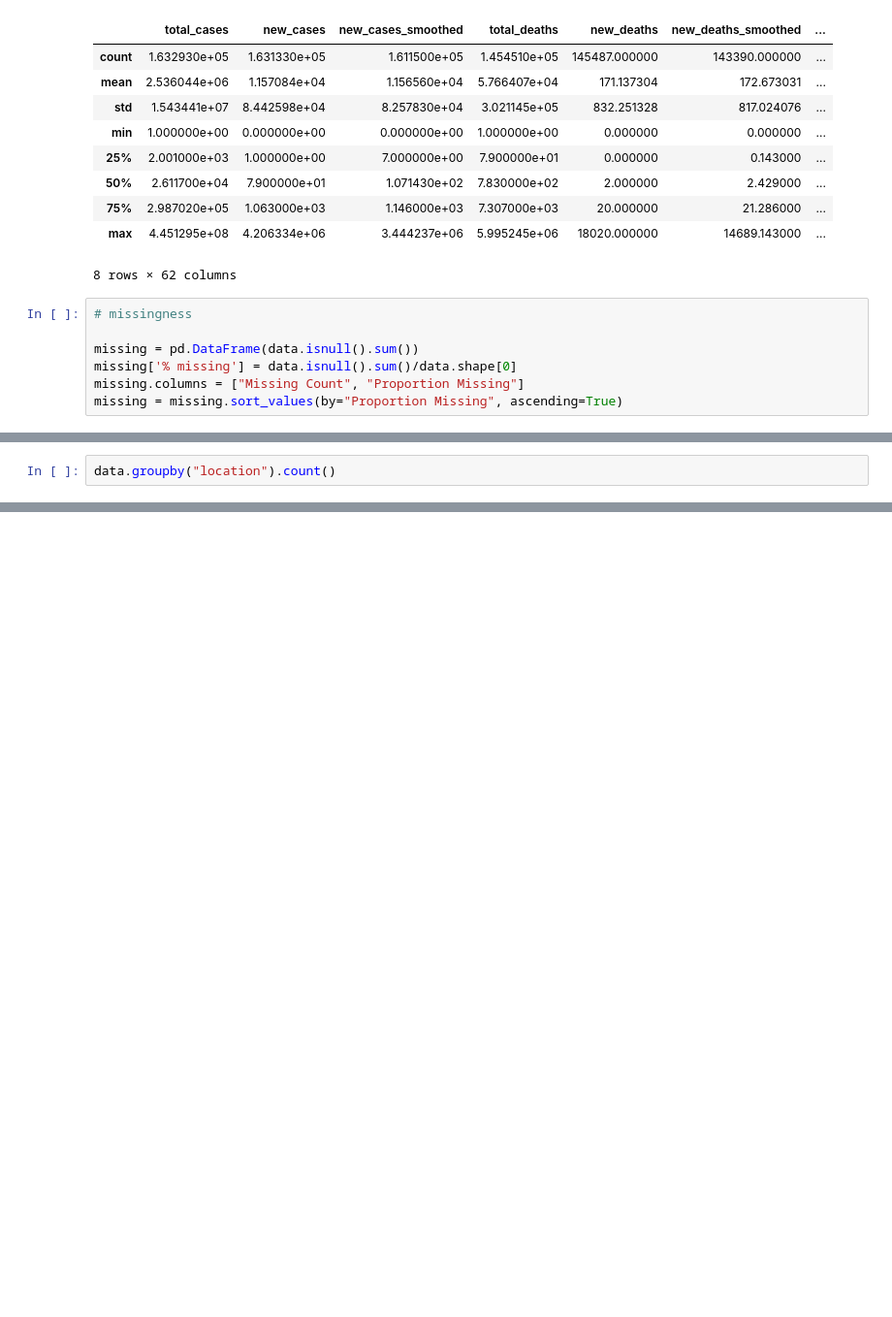
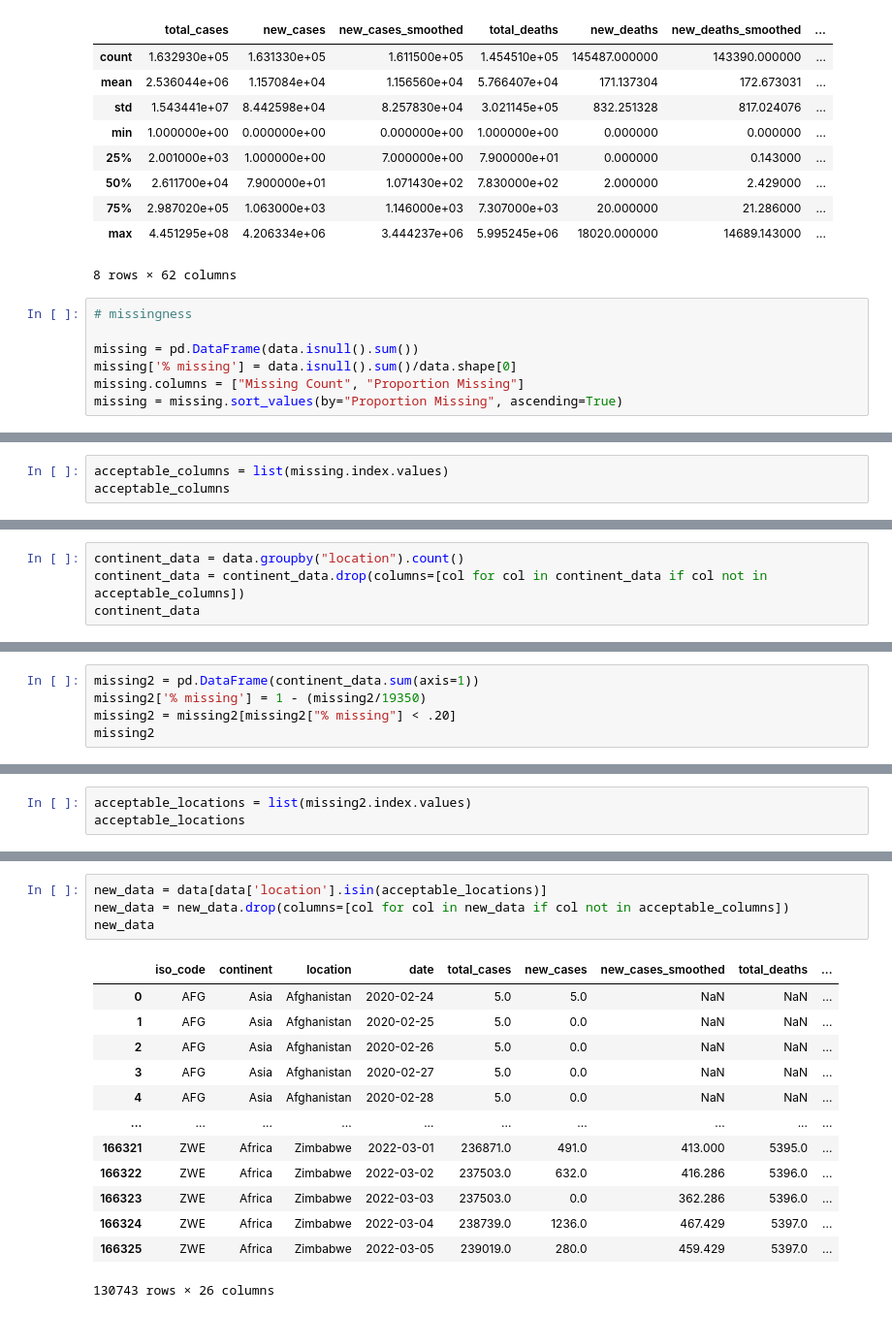
Before and after one commit to ryanchoe2024/Stat-390, a Jupyter notebook: EDA/Missingness EDA.ipynb, the cells around one changed output, grey strips where cells are left out. Shown at 97% size. Drawn from its saved outputs; the diff is of its cells as text; blank space fills up the shorter version.

Commit message:
Created New Dataset
Columns and locations dropped

```diff
--- a/EDA/Missingness EDA.ipynb
+++ b/EDA/Missingness EDA.ipynb
@@ -79,3 +60,6 @@ missing[missing["Proportion Missing"] < .20]
 | cardiovasc_death_rate | 29548 | 0.177651 |
 | aged_65_older | 29989 | 0.180303 |
 | human_development_index | 30073 | 0.180808 |
+# %%
+acceptable_columns = list(missing.index.values)
+acceptable_columns
@@ -82,5 +84,7 @@ missing[missing["Proportion Missing"] < .20]
 # %%
-data.groupby("location").count()
+continent_data = data.groupby("location").count()
+continent_data = continent_data.drop(columns=[col for col in continent_data if col not in acceptable_columns])
+continent_data
 # %% [output]
 |  | iso_code | continent | date | total_cases | new_cases | new_cases_smoothed | total_deaths | new_deaths | ... |
 | location |  |  |  |  |  |  |  |  | ... |
@@ -98,0 +103,5 @@ data.groupby("location").count()
+# %%
+missing2 = pd.DataFrame(continent_data.sum(axis=1))
+missing2['% missing'] = 1 - (missing2/19350)
+missing2 = missing2[missing2["% missing"] < .20]
+missing2
@@ -98,0 +123,3 @@ data.groupby("location").count()
+# %%
+acceptable_locations = list(missing2.index.values)
+acceptable_locations
@@ -98,0 +144,18 @@ data.groupby("location").count()
+# %%
+new_data = data[data['location'].isin(acceptable_locations)]
+new_data = new_data.drop(columns=[col for col in new_data if col not in acceptable_columns])
+new_data
+# %% [output]
+|  | iso_code | continent | location | date | total_cases | new_cases | new_cases_smoothed | total_deaths | ... |
+| 0 | AFG | Asia | Afghanistan | 2020-02-24 | 5.0 | 5.0 | NaN | NaN | ... |
+| 1 | AFG | Asia | Afghanistan | 2020-02-25 | 5.0 | 0.0 | NaN | NaN | ... |
+| 2 | AFG | Asia | Afghanistan | 2020-02-26 | 5.0 | 0.0 | NaN | NaN | ... |
+| 3 | AFG | Asia | Afghanistan | 2020-02-27 | 5.0 | 0.0 | NaN | NaN | ... |
+| 4 | AFG | Asia | Afghanistan | 2020-02-28 | 5.0 | 0.0 | NaN | NaN | ... |
+| ... | ... | ... | ... | ... | ... | ... | ... | ... | ... |
+| 166321 | ZWE | Africa | Zimbabwe | 2022-03-01 | 236871.0 | 491.0 | 413.000 | 5395.0 | ... |
+| 166322 | ZWE | Africa | Zimbabwe | 2022-03-02 | 237503.0 | 632.0 | 416.286 | 5396.0 | ... |
+| 166323 | ZWE | Africa | Zimbabwe | 2022-03-03 | 237503.0 | 0.0 | 362.286 | 5396.0 | ... |
+| 166324 | ZWE | Africa | Zimbabwe | 2022-03-04 | 238739.0 | 1236.0 | 467.429 | 5397.0 | ... |
+| 166325 | ZWE | Africa | Zimbabwe | 2022-03-05 | 239019.0 | 280.0 | 459.429 | 5397.0 | ... |
+130743 rows × 26 columns
```
Also changed, not shown: parts of 8 cells of this notebook, 1 other file.
